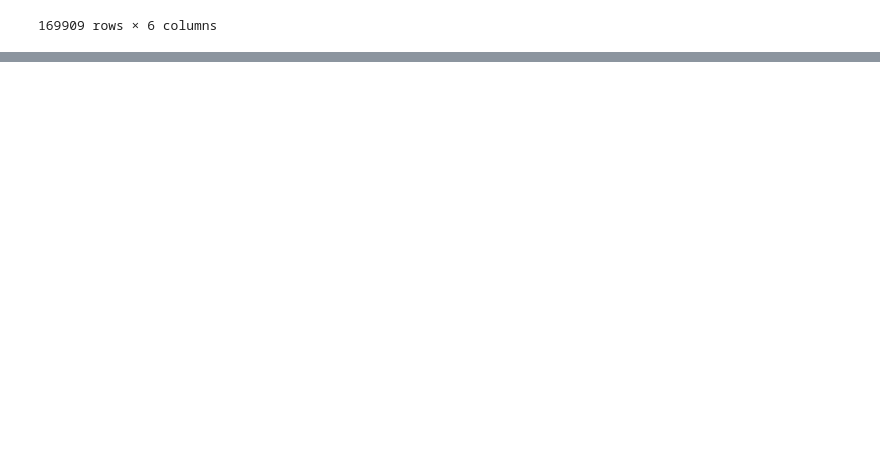
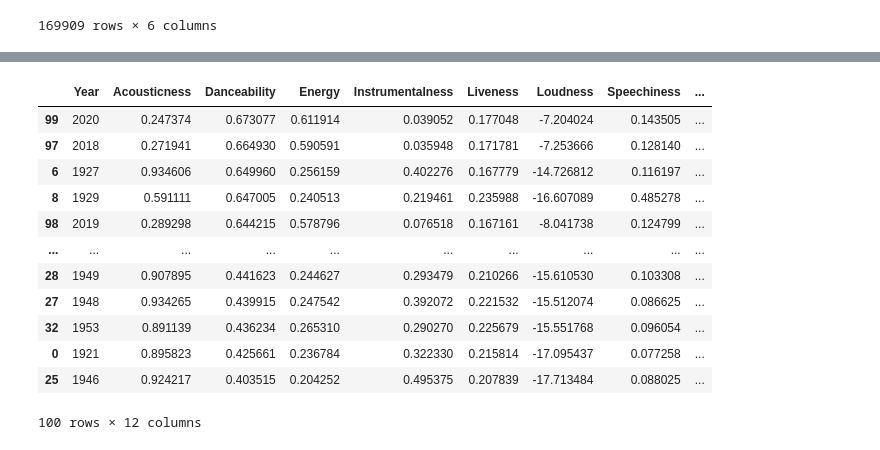
Before and after one commit to Jamahler/ETL-Project-Spotify, a Jupyter notebook: Spotify.ipynb, the cells around one changed output, grey strips where cells are left out. Saved outputs shown, nothing was run; the diff lists cells and outputs as text; code cells hidden in the pictures; blank space fills up the shorter version.

```diff
--- a/Spotify.ipynb
+++ b/Spotify.ipynb
@@ -270,0 +322,18 @@ CREATE TABLE "Popular_Artists" (
+# %%
+Groovy_years = year_data.sort_values("Danceability", ascending=False)
+# %%
+Groovy_years
+# %% [output]
+|  | Year | Acousticness | Danceability | Energy | Instrumentalness | Liveness | Loudness | Speechiness | ... |
+| 99 | 2020 | 0.247374 | 0.673077 | 0.611914 | 0.039052 | 0.177048 | -7.204024 | 0.143505 | ... |
+| 97 | 2018 | 0.271941 | 0.664930 | 0.590591 | 0.035948 | 0.171781 | -7.253666 | 0.128140 | ... |
+| 6 | 1927 | 0.934606 | 0.649960 | 0.256159 | 0.402276 | 0.167779 | -14.726812 | 0.116197 | ... |
+| 8 | 1929 | 0.591111 | 0.647005 | 0.240513 | 0.219461 | 0.235988 | -16.607089 | 0.485278 | ... |
+| 98 | 2019 | 0.289298 | 0.644215 | 0.578796 | 0.076518 | 0.167161 | -8.041738 | 0.124799 | ... |
+| ... | ... | ... | ... | ... | ... | ... | ... | ... | ... |
+| 28 | 1949 | 0.907895 | 0.441623 | 0.244627 | 0.293479 | 0.210266 | -15.610530 | 0.103308 | ... |
+| 27 | 1948 | 0.934265 | 0.439915 | 0.247542 | 0.392072 | 0.221532 | -15.512074 | 0.086625 | ... |
+| 32 | 1953 | 0.891139 | 0.436234 | 0.265310 | 0.290270 | 0.225679 | -15.551768 | 0.096054 | ... |
+| 0 | 1921 | 0.895823 | 0.425661 | 0.236784 | 0.322330 | 0.215814 | -17.095437 | 0.077258 | ... |
+| 25 | 1946 | 0.924217 | 0.403515 | 0.204252 | 0.495375 | 0.207839 | -17.713484 | 0.088025 | ... |
+100 rows × 12 columns
```
Also changed, not shown: parts of 23 cells of this notebook, 8 other files.
